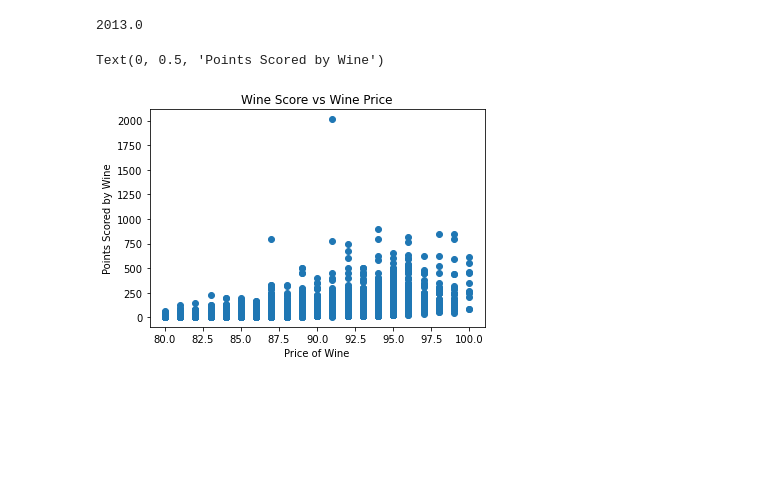
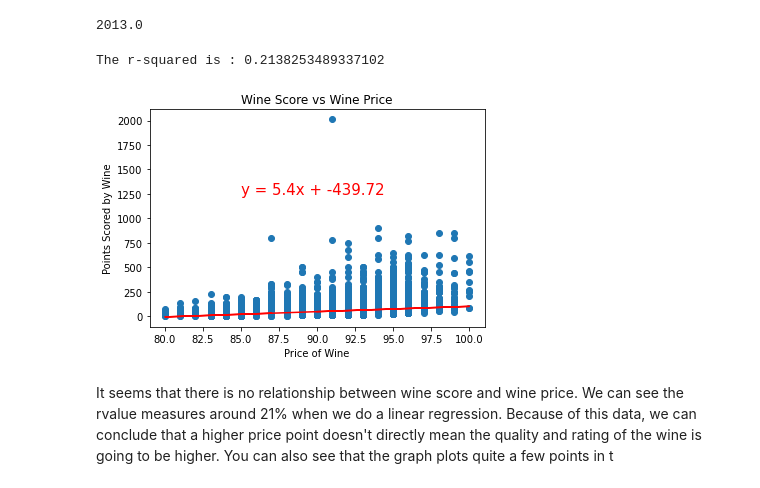
Before and after one commit to j1candel/Wine-Analysis-, a Jupyter notebook: wine-analysis .ipynb, the cells around one changed output. Cells and saved outputs as stored; diff of their text form; code cells hidden in the pictures; blank space fills up the shorter version.

Commit message:
added regression to points vs price graph

```diff
--- a/wine-analysis .ipynb
+++ b/wine-analysis .ipynb
@@ -55,10 +57,22 @@ clean_data_pd["price"].max()
 # %% [output]
 2013.0
 # %%
-plt.scatter(clean_data_pd["points"],clean_data_pd["price"])
+x_values = clean_data_pd["points"]
+y_values = clean_data_pd["price"]
+
+(slope, intercept, rvalue, pvalue, stderr) = linregress(x_values,y_values)
+regress_values = x_values * slope + intercept
+line_eq = "y = " + str(round(slope,2)) + "x + " + str(round(intercept,2))
+
+plt.scatter(x_values,y_values)
+plt.plot(x_values, regress_values, "r-")
+plt.annotate(line_eq,(85,1250), fontsize=15, color="red")
 plt.title("Wine Score vs Wine Price")
 plt.xlabel("Price of Wine")
 plt.ylabel("Points Scored by Wine")
+print(f"The r-squared is : {rvalue**2}")
 # %% [output]
-Text(0, 0.5, 'Points Scored by Wine')
+The r-squared is : 0.2138253489337102
-[figure, old version]
+[figure, new version]
+# %% [markdown]
+It seems that there is no relationship between wine score and wine price. We can see the rvalue measures around 21% when we do a linear regression. Because of this data, we can conclude that a higher price point doesn't directly mean the quality and rating of the wine is going to be higher. You can also see that the graph plots quite a few points in t
```
Also changed, not shown: parts of 1 cell of this notebook.
